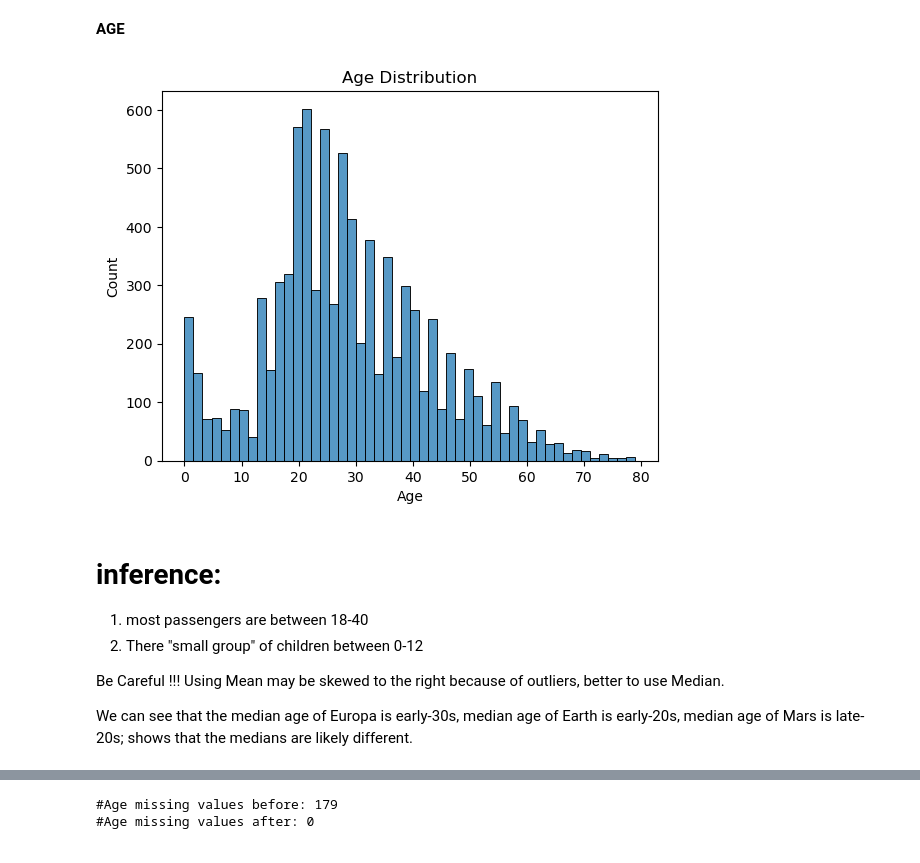
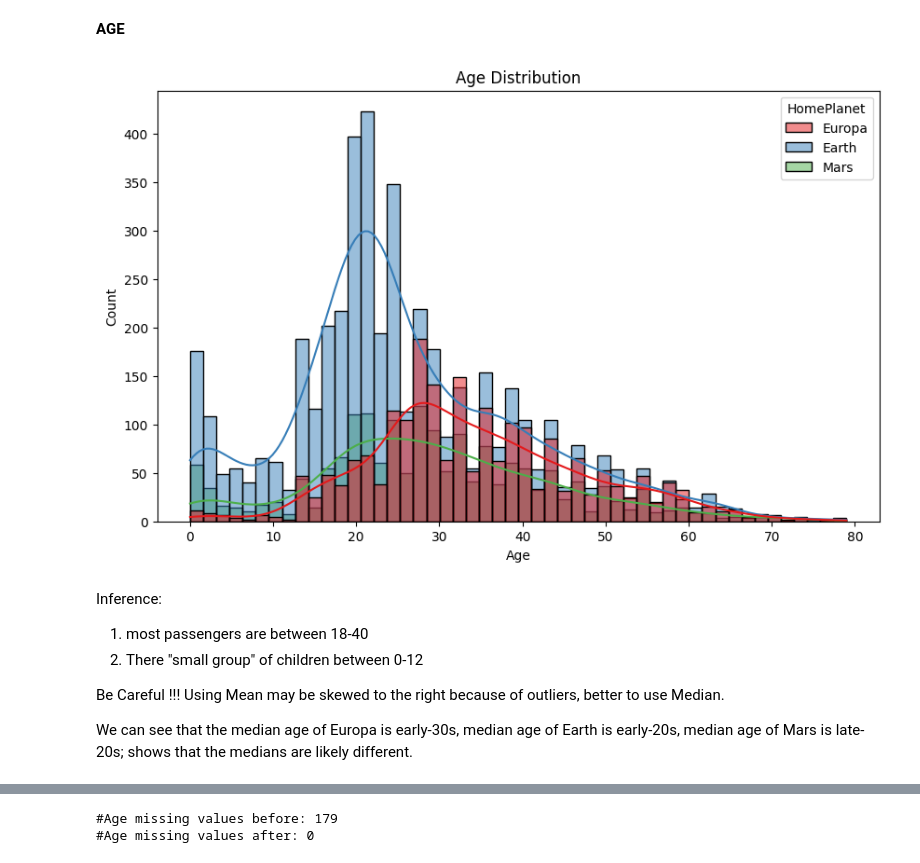
Before and after one commit to YarinArava/SpaceShipTitanic_FinalProject, a Jupyter notebook: Spaceship_Titanic_edited_2.ipynb, the cells around one changed output, grey strips where cells are left out. Drawn from its saved outputs; the diff is of its cells as text; code cells hidden in the pictures.

Commit message:
filled every missing values

```diff
--- a/Spaceship_Titanic_edited_2.ipynb
+++ b/Spaceship_Titanic_edited_2.ipynb
@@ -798,12 +801,3 @@ Text(0.5, 1.0, 'Number of unique last names by group')
 [figure]
 # %% [markdown]
 The plot above shows that most passenger groups have the same last name. We will fill last names accordingly.
-# %%
-LN_start = df['Last_name'].isna().sum()
-
-GSN_index=df[df['Last_name'].isna()][(df[df['Last_name'].isna()]['PassengerGroup']).isin(GSN_gb.index)].index
-
-df.loc[GSN_index,'Last_name']=df.iloc[GSN_index,:]['PassengerGroup'].map(lambda x: GSN_gb.idxmax(axis=1)[x])
-
-print('#Last_name missing values before:',LN_start)
-print('#Last_name missing values after:',df['Last_name'].isna().sum())
@@ -813,12 +803,0 @@ print('#Last_name missing values after:',df['Last_name'].isna().sum())
-# %%
-# Replace NaN's with outliers (so we can use map)
-df['Last_name'].fillna('Unknown', inplace=True)
-
-# Update family size feature
-df['Family_size']=df['Last_name'].map(lambda x: df['Last_name'].value_counts()[x])
-
-# Put NaN's back in place of outliers
-df.loc[df['Last_name']=='Unknown','Last_name']=np.nan
-
-# Say unknown surname means no family
-df.loc[df['Family_size']>100,'Family_size']=0
@@ -832,2 +834,22 @@ For example, when doing 'df[col].method(value, inplace=True)', try using 'df.met
+# %%
+# Count occurrences of each last name
+last_name_counts = df['Last_name'].value_counts()
+
+# Map counts back to rows
+df['FamilySize'] = df['Last_name'].map(last_name_counts)
+
+# Unknown surname => no family
+df.loc[df['Last_name'] == 'Unknown', 'FamilySize'] = 0
+
+# Unique last names => no family
+df.loc[df['FamilySize'] == 1, 'FamilySize'] = 0
+
+# Unknown surname means no family
+df.loc[df['Last_name'] == 'Unknown', 'FamilySize'] = 0
+
+# Unique last names means no family
+last_name_counts = df['Last_name'].value_counts()
+unique_last_names = last_name_counts[last_name_counts == 1].index
+df.loc[df['Last_name'].isin(unique_last_names), 'FamilySize'] = 0
 # %% [markdown]
 we filled unknown to the remaining null last names. we will probably drop name and last name columns.
@@ -1151,13 +1152,14 @@ Name: count, dtype: int64
 # %% [markdown]
 **AGE**
 # %%
-sns.histplot(df['Age'], bins=50)
+plt.figure(figsize=(10,6))
+sns.histplot(data=df, bins=50 ,x='Age', hue='HomePlanet', kde=True, palette='Set1')
 plt.title('Age Distribution')
 plt.show()
 # %% [output]
-[figure, old version]
+[figure, new version]
 # %% [markdown]
-# inference:
+Inference:
 1) most passengers are between 18-40
 2) There "small group" of children between 0-12
 
```
Also changed, not shown: parts of 29 cells of this notebook.
